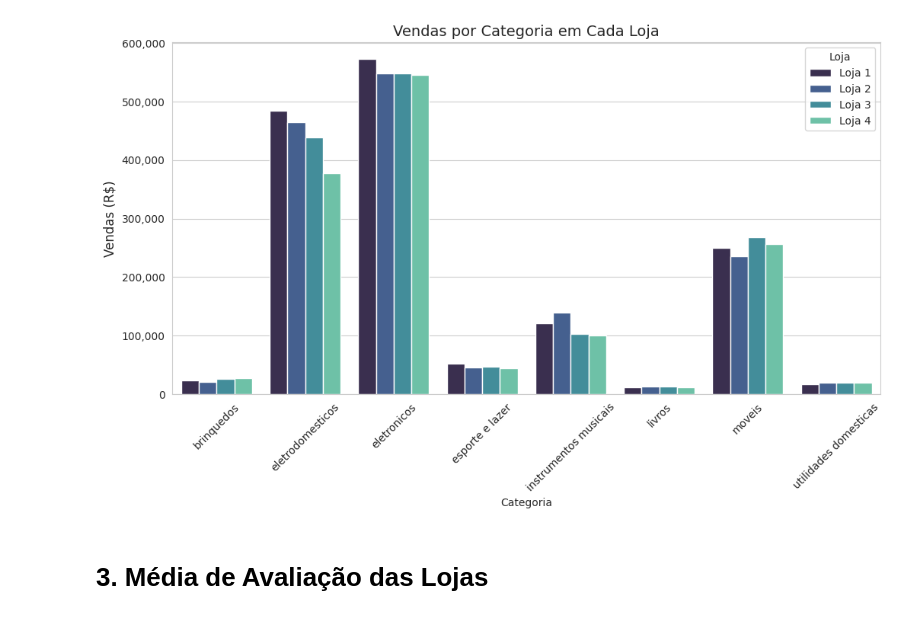
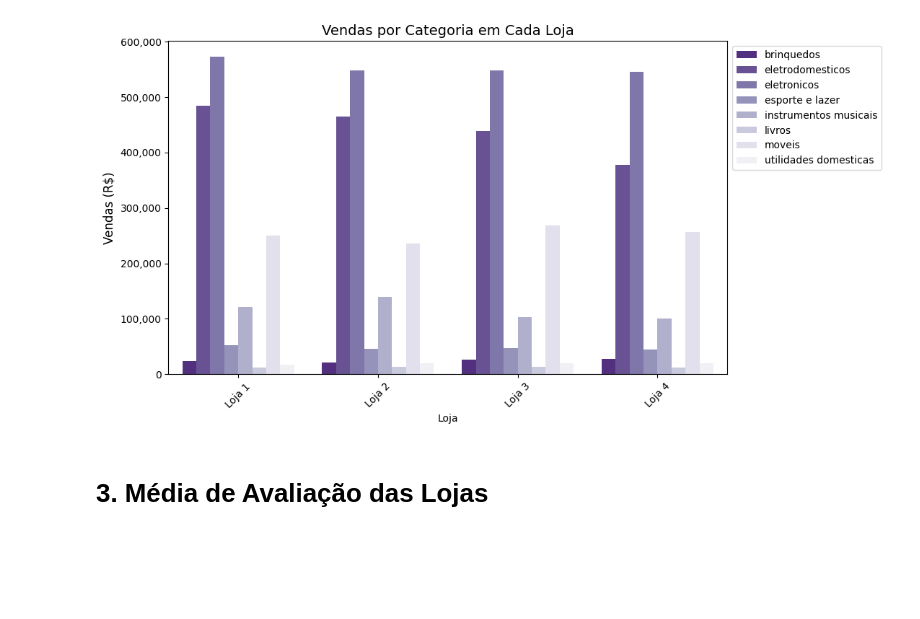
Before and after one commit to SScliff/Projeto_DataScience_alura, a Jupyter notebook: AluraStoreBr.ipynb, the cells around one changed output. Drawn from its saved outputs; the diff is of its cells as text; code cells hidden in the pictures; blank space fills up the shorter version.

```diff
--- a/AluraStoreBr.ipynb
+++ b/AluraStoreBr.ipynb
@@ -43,14 +72,12 @@ faturamento_lojas = {nome: df["Preço"].sum() for nome, df in lojas.items()}
 df_faturamento = pd.DataFrame.from_dict(faturamento_lojas, orient='index', columns=["Faturamento"])
 df_faturamento.index.name = "Loja"
 df_faturamento.reset_index(inplace=True)
-
 plt.figure(figsize=(9, 5))
-sns.set_style('whitegrid')
-
-ax = sns.barplot(y='Faturamento',x='Loja',hue='Loja', data=df_faturamento, palette='mako')
+sns.set_style = ('Whitegrid')
+ax = sns.barplot(y='Faturamento',x='Loja',hue='Loja', data=df_faturamento, palette='Purples',errorbar=('ci', 95))
 ax.yaxis.set_major_formatter(mtick.StrMethodFormatter('{x:,.0f}'))
-plt.title('Faturamento por loja')
-plt.xlabel('Lojas')
+plt.title('Faturamento por loja em R$')
+plt.xlabel('')
 plt.ylabel('Faturamento')
 plt.xticks(rotation = 45)
 plt.tight_layout(pad=1.0)
@@ -69,16 +147,17 @@ print(venda_por_categoria)
 # %%
 df_vendas = pd.DataFrame.from_dict(venda_por_categoria, orient='index')
 df_vendas = df_vendas.reset_index().melt(id_vars='index', var_name='Categoria', value_name='Vendas')
 df_vendas = df_vendas.rename(columns={'index': 'Loja'})
-plt.figure(figsize=(12, 6))
-ax = sns.barplot(data=df_vendas, x='Categoria', y='Vendas',hue = 'Loja', palette='mako')
+plt.figure(figsize=(10, 6))
+ax = sns.barplot(data=df_vendas, x='Loja', y='Vendas',hue = 'Categoria', palette='Purples_r')
 ax.yaxis.set_major_formatter(mtick.StrMethodFormatter('{x:,.0f}'))
 plt.title('Vendas por Categoria em Cada Loja', fontsize=14)
 plt.ylabel('Vendas (R$)', fontsize=12)
 plt.xticks(rotation=45)
+plt.legend(loc='upper left', frameon=True,bbox_to_anchor=(1, 1))
 plt.show()
 # %% [output]
-[figure, old version]
+[figure, new version]
 # %% [markdown]
 # 3. Média de Avaliação das Lojas
 # %%
```
Also changed, not shown: parts of 17 cells of this notebook.
